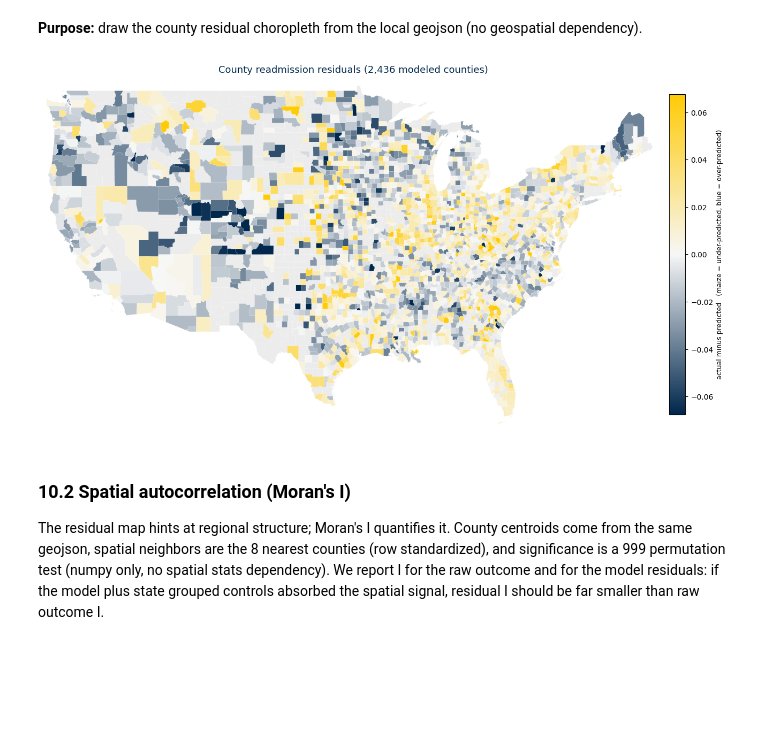
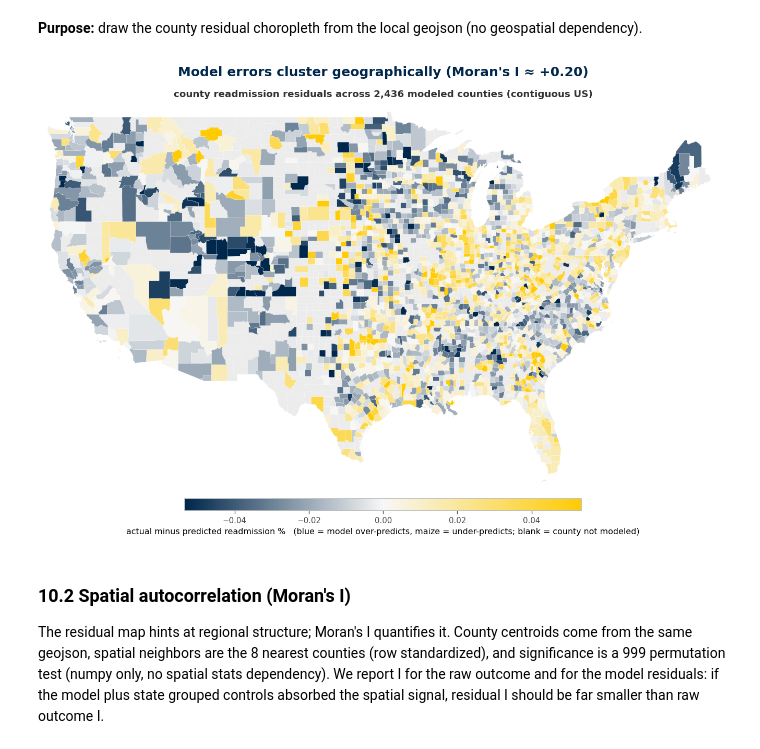
Before and after one commit to memckay/mads-capstone, a Jupyter notebook: notebooks/04_supervised_learning.ipynb, the cells around one changed output. Drawn from its saved outputs; the diff is of its cells as text; code cells hidden in the pictures; blank space fills up the shorter version.

```diff
--- a/notebooks/04_supervised_learning.ipynb
+++ b/notebooks/04_supervised_learning.ipynb
@@ -1169,45 +1258,52 @@ resid_lookup = dict(resid_df.select("county_fips", "resid").iter_rows())
 
 # Blue (over-predict) to white to maize (under-predict), on brand and readable
 diverging = LinearSegmentedColormap.from_list("blue_maize", [BLUE, "#f7f7f7", MAIZE])
-lim = float(np.nanpercentile(np.abs(list(resid_lookup.values())), 98))
+lim = float(np.nanpercentile(np.abs(list(resid_lookup.values())), 95))
 norm = TwoSlopeNorm(vmin=-lim, vcenter=0.0, vmax=lim)
 
 # Territories and non-contiguous states omitted for a single clean panel
 DROP_STATES = {"02", "15", "60", "66", "69", "72", "78"}
 
 modeled_polys, modeled_vals, context_polys = [], [], []
 modeled_fips = set()
 for feature in counties_geo["features"]:
     fips = feature["id"]
     if fips[:2] in DROP_STATES:
         continue
     for ring in county_rings(feature["geometry"]):
         if fips in resid_lookup:
             modeled_polys.append(ring)
             modeled_vals.append(resid_lookup[fips])
             modeled_fips.add(fips)
         else:
             context_polys.append(ring)
 
-fig, ax = plt.subplots(figsize=(13, 8))
+fig, ax = plt.subplots(figsize=(13, 7.8))
 ax.add_collection(PolyCollection(context_polys, facecolors="#ececec", edgecolors="white", linewidths=0.1))
-modeled = PolyCollection(modeled_polys, edgecolors="white", linewidths=0.1, cmap=diverging, norm=norm)
+modeled = PolyCollection(modeled_polys, edgecolors="white", linewidths=0.15, cmap=diverging, norm=norm)
 modeled.set_array(np.array(modeled_vals))
 ax.add_collection(modeled)
 
 ax.set_xlim(-125, -66)
 ax.set_ylim(24, 50)
-ax.set_aspect(1.3)          # approximate latitude correction for the contiguous US
+ax.set_aspect(1.3)
 ax.axis("off")
-ax.set_title(f"County readmission residuals ({len(modeled_fips):,} modeled counties)", color=BLUE, fontsize=13)
+ax.set_title(f"county readmission residuals across {len(modeled_fips):,} modeled counties (contiguous US)",
+             color="#333333", fontsize=11, pad=6)
+fig.suptitle("Model errors cluster geographically (Moran's I ≈ +0.20)",
+             color=BLUE, fontsize=15, fontweight="bold", y=0.98)
 
-cbar = fig.colorbar(modeled, ax=ax, fraction=0.025, pad=0.01)
-cbar.set_label("actual minus predicted   (maize = under-predicted, blue = over-predicted)", fontsize=9)
+cbar = fig.colorbar(modeled, ax=ax, orientation="horizontal",
+                    fraction=0.04, pad=0.02, shrink=0.5, aspect=34)
+cbar.set_label("actual minus predicted readmission %   "
+               "(blue = model over-predicts, maize = under-predicts; blank = county not modeled)",
+               fontsize=9.5)
+cbar.ax.tick_params(labelsize=9)
 fig.tight_layout()
-fig.savefig(FIGURES / "sl_residual_choropleth.png", dpi=150, bbox_inches="tight")
+fig.savefig(FIGURES / "sl_residual_choropleth.png")
 plt.show()
 # %% [output]
-[figure, old version]
+[figure, new version]
 # %% [markdown]
 ### **10.2 Spatial autocorrelation (Moran's I)**
 
```
Also changed, not shown: parts of 4 cells of this notebook, 4 other files.
